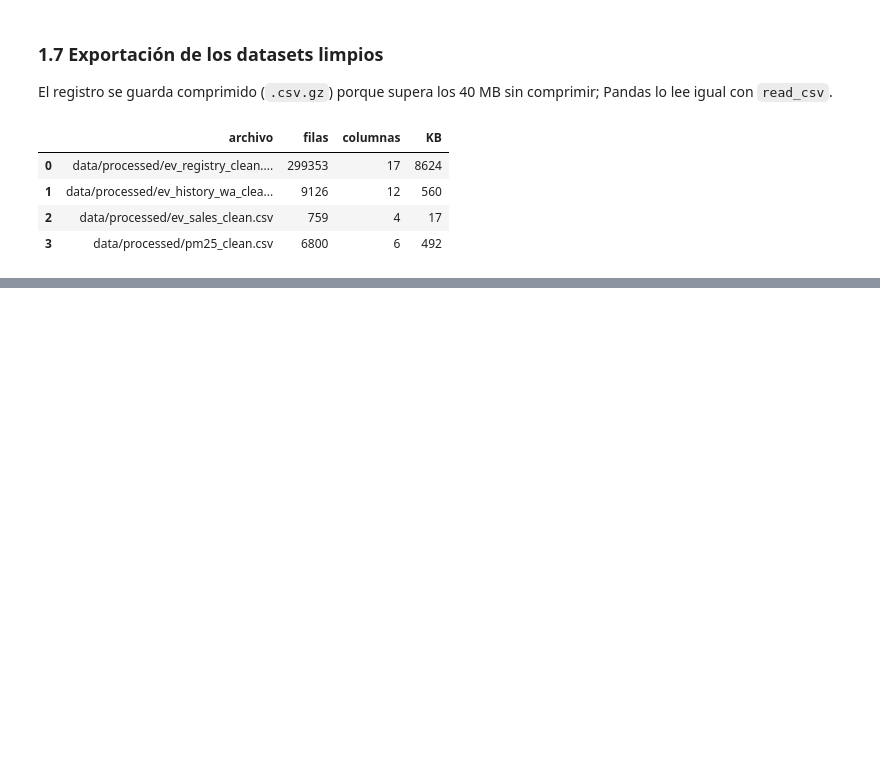
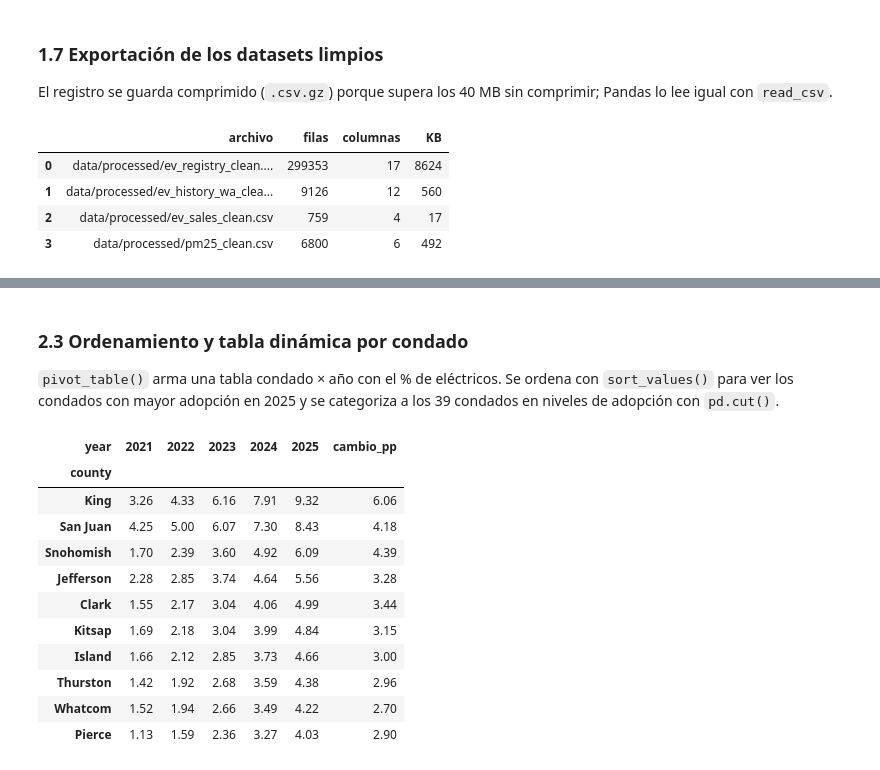
Before and after one commit to juan-camilo-sarrazola-agudelo/ev-pm25-diagnostico-calidad, a Jupyter notebook: notebooks/data_preparation.ipynb, the cells around one changed output, grey strips where cells are left out. Saved outputs shown, nothing was run; the diff lists cells and outputs as text; code cells hidden in the pictures; blank space fills up the shorter version.

```diff
--- a/notebooks/data_preparation.ipynb
+++ b/notebooks/data_preparation.ipynb
@@ -704,0 +723,28 @@ pd.DataFrame(exportados)
+# %%
+# Condición booleana + between(): parque de PASAJEROS a cierre de año (diciembre) en la ventana 2021–2025
+pasajeros_dic = historial[
+    historial["primary_use"].eq("Passenger")
+    & historial["month"].eq(12)
+    & historial["year"].between(2021, 2025)
+]
+
+# between(): vehículos del registro con año de modelo dentro de la ventana
+registro_ventana = registro[registro["model_year"].between(2021, 2025)]
+
+# query(): ventas y PM2.5 en los años con datos de ambos dentro de la ventana
+ventas_ventana = ventas.query("2021 <= year <= 2023")
+pm25_ventana = pm25.query("2021 <= year <= 2023")
+
+# isin(): los 10 países con más ventas de eléctricos en 2023
+top10_iso = ventas.query("year == 2023").nlargest(10, "ev_sales")["iso3"]
+ventas_top10 = ventas[ventas["iso3"].isin(top10_iso)]
+
+resumen_filtros = pd.DataFrame(
+    {
+        "filtro": ["boolean + between", "between", "query", "query", "isin"],
+        "resultado": ["pasajeros_dic", "registro_ventana", "ventas_ventana", "pm25_ventana", "ventas_top10"],
+        "filas": [len(pasajeros_dic), len(registro_ventana), len(ventas_ventana), len(pm25_ventana), len(ventas_top10)],
+    }
+)
+assert pasajeros_dic["date"].dt.month.eq(12).all() and len(pasajeros_dic) == 39 * 5
+resumen_filtros
@@ -704,0 +810,25 @@ pd.DataFrame(exportados)
+# %% [markdown]
+### 2.3 Ordenamiento y tabla dinámica por condado
+`pivot_table()` arma una tabla condado × año con el % de eléctricos. Se ordena con `sort_values()` para ver los condados
+con mayor adopción en 2025 y se categoriza a los 39 condados en niveles de adopción con `pd.cut()`.
+# %%
+pivote_condados = (
+    pasajeros_dic.pivot_table(index="county", columns="year", values=["ev_total", "total_vehicles"], aggfunc="sum", observed=True)
+)
+pct_condado = (pivote_condados["ev_total"] / pivote_condados["total_vehicles"] * 100).round(2)
+pct_condado["cambio_pp"] = pct_condado[2025] - pct_condado[2021]
+pct_condado = pct_condado.sort_values(2025, ascending=False)
+pct_condado.head(10)
+# %% [output]
+| year | 2021 | 2022 | 2023 | 2024 | 2025 | cambio_pp |
+| county |  |  |  |  |  |  |
+| King | 3.26 | 4.33 | 6.16 | 7.91 | 9.32 | 6.06 |
+| San Juan | 4.25 | 5.00 | 6.07 | 7.30 | 8.43 | 4.18 |
+| Snohomish | 1.70 | 2.39 | 3.60 | 4.92 | 6.09 | 4.39 |
+| Jefferson | 2.28 | 2.85 | 3.74 | 4.64 | 5.56 | 3.28 |
+| Clark | 1.55 | 2.17 | 3.04 | 4.06 | 4.99 | 3.44 |
+| Kitsap | 1.69 | 2.18 | 3.04 | 3.99 | 4.84 | 3.15 |
+| Island | 1.66 | 2.12 | 2.85 | 3.73 | 4.66 | 3.00 |
+| Thurston | 1.42 | 1.92 | 2.68 | 3.59 | 4.38 | 2.96 |
+| Whatcom | 1.52 | 1.94 | 2.66 | 3.49 | 4.22 | 2.70 |
+| Pierce | 1.13 | 1.59 | 2.36 | 3.27 | 4.03 | 2.90 |
```
Also changed, not shown: parts of 17 cells of this notebook.
